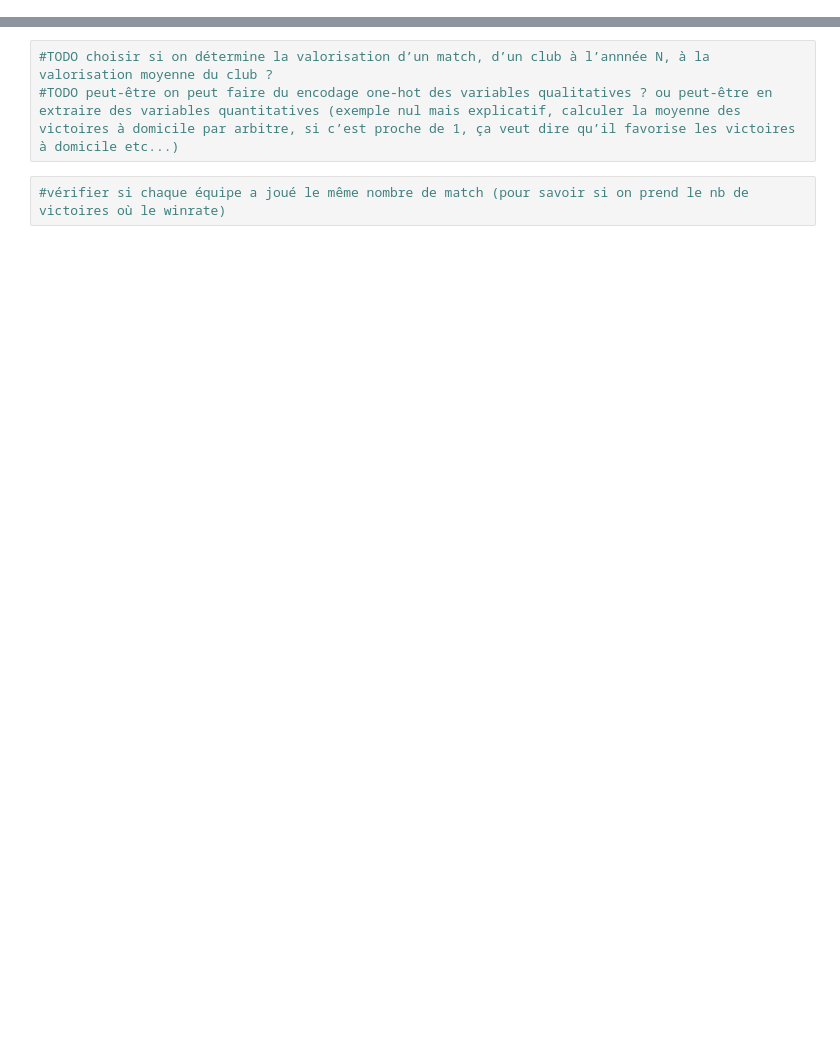
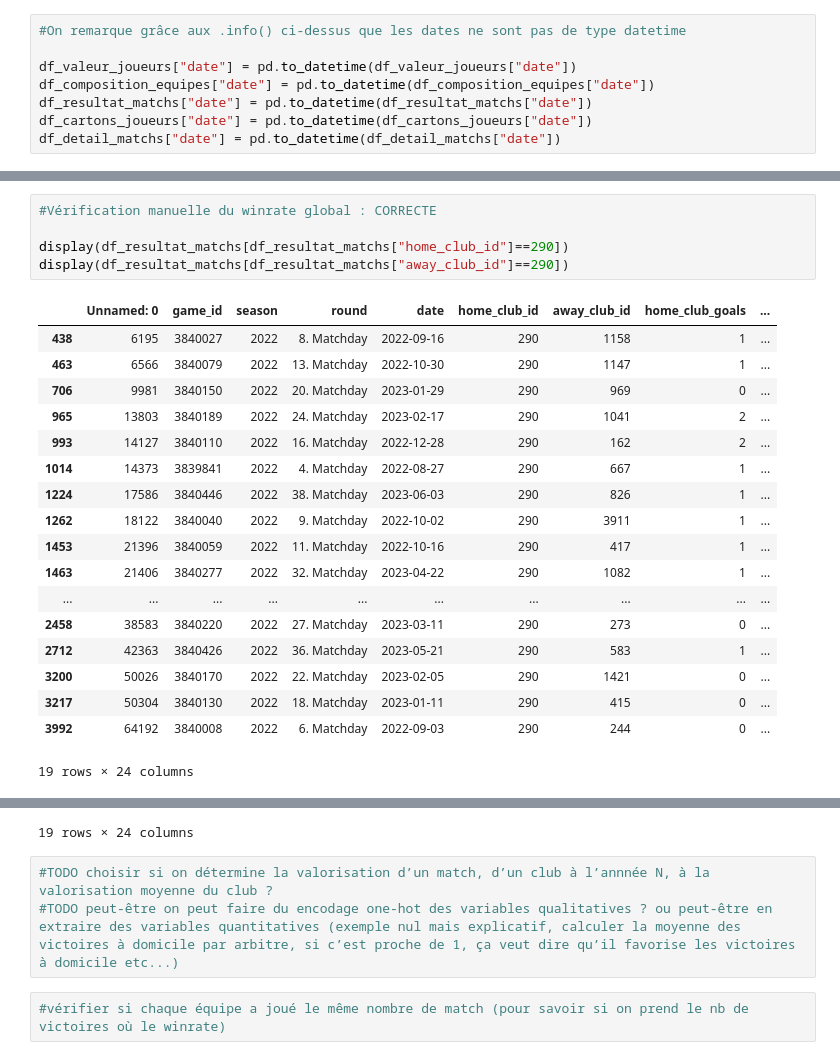
Before and after one commit to AntoninChevalier/Winunmax, a Jupyter notebook: notebooks/exploration.ipynb, the cells around one changed output, grey strips where cells are left out. Saved outputs shown, nothing was run; the diff lists cells and outputs as text; blank space fills up the shorter version.

Commit message:
Ajout calcul winrate global

```diff
--- a/notebooks/exploration.ipynb
+++ b/notebooks/exploration.ipynb
@@ -170,3 +175,11 @@ memory usage: 732.9+ KB
 | 3 | 15 | 2331018 | 2013 | 21. Matchday | 2014-01-18 | 273 | 14171 | 0 | ... |
 | 4 | 16 | 2331034 | 2013 | 24. Matchday | 2014-02-08 | 1147 | 273 | 3 | ... |
 5 rows × 23 columns
+# %%
+#On remarque grâce aux .info() ci-dessus que les dates ne sont pas de type datetime
+
+df_valeur_joueurs["date"] = pd.to_datetime(df_valeur_joueurs["date"])
+df_composition_equipes["date"] = pd.to_datetime(df_composition_equipes["date"])
+df_resultat_matchs["date"] = pd.to_datetime(df_resultat_matchs["date"])
+df_cartons_joueurs["date"] = pd.to_datetime(df_cartons_joueurs["date"])
+df_detail_matchs["date"] = pd.to_datetime(df_detail_matchs["date"])
@@ -254,0 +284,24 @@ display(df_valeur_joueurs_test[(df_valeur_joueurs_test["player_id"].isin(tab_pla
+# %%
+#Vérification manuelle du winrate global : CORRECTE
+
+display(df_resultat_matchs[df_resultat_matchs["home_club_id"]==290])
+display(df_resultat_matchs[df_resultat_matchs["away_club_id"]==290])
+# %% [output]
+|  | Unnamed: 0 | game_id | season | round | date | home_club_id | away_club_id | home_club_goals | ... |
+| 438 | 6195 | 3840027 | 2022 | 8. Matchday | 2022-09-16 | 290 | 1158 | 1 | ... |
+| 463 | 6566 | 3840079 | 2022 | 13. Matchday | 2022-10-30 | 290 | 1147 | 1 | ... |
+| 706 | 9981 | 3840150 | 2022 | 20. Matchday | 2023-01-29 | 290 | 969 | 0 | ... |
+| 965 | 13803 | 3840189 | 2022 | 24. Matchday | 2023-02-17 | 290 | 1041 | 2 | ... |
+| 993 | 14127 | 3840110 | 2022 | 16. Matchday | 2022-12-28 | 290 | 162 | 2 | ... |
+| 1014 | 14373 | 3839841 | 2022 | 4. Matchday | 2022-08-27 | 290 | 667 | 1 | ... |
+| 1224 | 17586 | 3840446 | 2022 | 38. Matchday | 2023-06-03 | 290 | 826 | 1 | ... |
+| 1262 | 18122 | 3840040 | 2022 | 9. Matchday | 2022-10-02 | 290 | 3911 | 1 | ... |
+| 1453 | 21396 | 3840059 | 2022 | 11. Matchday | 2022-10-16 | 290 | 417 | 1 | ... |
+| 1463 | 21406 | 3840277 | 2022 | 32. Matchday | 2023-04-22 | 290 | 1082 | 1 | ... |
+| ... | ... | ... | ... | ... | ... | ... | ... | ... | ... |
+| 2458 | 38583 | 3840220 | 2022 | 27. Matchday | 2023-03-11 | 290 | 273 | 0 | ... |
+| 2712 | 42363 | 3840426 | 2022 | 36. Matchday | 2023-05-21 | 290 | 583 | 1 | ... |
+| 3200 | 50026 | 3840170 | 2022 | 22. Matchday | 2023-02-05 | 290 | 1421 | 0 | ... |
+| 3217 | 50304 | 3840130 | 2022 | 18. Matchday | 2023-01-11 | 290 | 415 | 0 | ... |
+| 3992 | 64192 | 3840008 | 2022 | 6. Matchday | 2022-09-03 | 290 | 244 | 0 | ... |
+19 rows × 24 columns
@@ -255,3 +325,4 @@ display(df_valeur_joueurs_test[(df_valeur_joueurs_test["player_id"].isin(tab_pla
+19 rows × 24 columns
 # %%
 #TODO choisir si on détermine la valorisation d’un match, d’un club à l’annnée N, à la valorisation moyenne du club ?
 #TODO peut-être on peut faire du encodage one-hot des variables qualitatives ? ou peut-être en extraire des variables quantitatives (exemple nul mais explicatif, calculer la moyenne des victoires à domicile par arbitre, si c’est proche de 1, ça veut dire qu’il favorise les victoires à domicile etc...)
```
Also changed, not shown: parts of 10 cells of this notebook, 1 other file.
